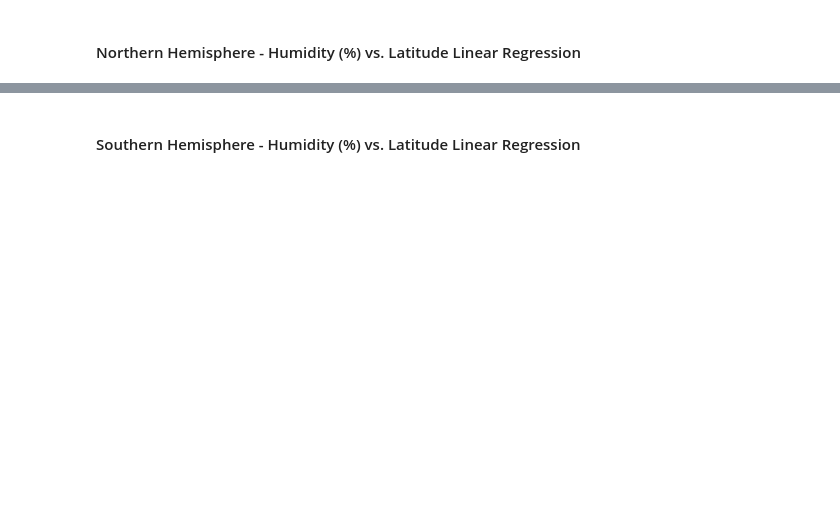
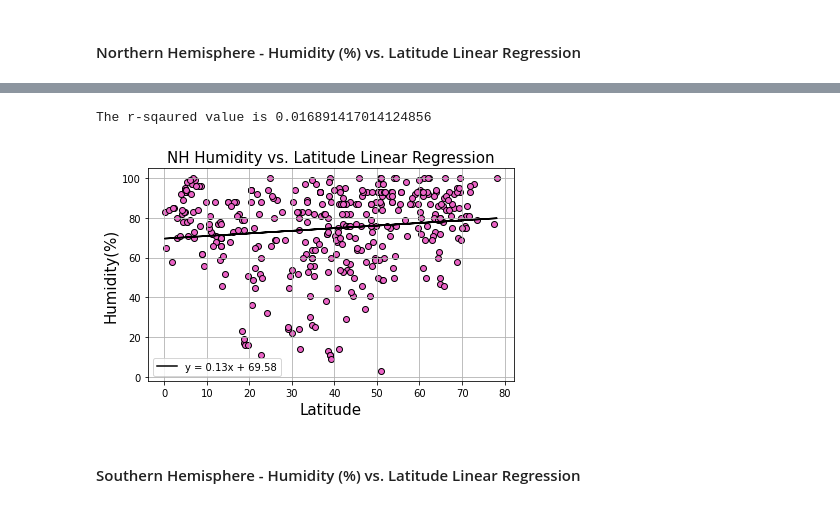
Before and after one commit to skumble27/python-api-challenge, a Jupyter notebook: WeatherPy/WeatherPy_Draft2.ipynb, the cells around one changed output, grey strips where cells are left out. Drawn from its saved outputs; the diff is of its cells as text; code cells hidden in the pictures; blank space fills up the shorter version.

```diff
--- a/WeatherPy/WeatherPy_Draft2.ipynb
+++ b/WeatherPy/WeatherPy_Draft2.ipynb
@@ -313,2 +334,31 @@ The r-value is: 0.000543987878808455
+# %%
+# Creating New y_axis data
+x_nh_latitude = northern_hemisphere_cities_df['Lattitude']
+y_nh_humidity = northern_hemisphere_cities_df['Humidity']
+
+# Setting the Linear Regression Equation
+latnh_slope, latnh_int, latnh_r,latnh_p,latnh_stderr = st.linregress(x_nh_latitude,y_nh_humidity)
+
+# Linear Regression Label
+line_eq = "y = " + str(round(latnh_slope,2)) + "x + " + str(round(latnh_int,2))
+
+line_of_best_fit = x_nh_latitude * latnh_slope + latnh_int
+
+# Plotting the scatter plots with the Linear Regression Equation
+fig2, ax2 = plt.subplots()
+ax2.set_title('NH Humidity vs. Latitude Linear Regression',fontsize=15)
+ax2.set_ylabel('Humidity(%)', fontsize=15)
+ax2.set_xlabel('Latitude',fontsize=15)
+ax2.plot(x_nh_latitude,line_of_best_fit,'black')
+ax2.scatter(x_nh_latitude,y_nh_humidity, edgecolors='black',c='#eb63c6')
+ax2.grid(True)
+ax2.legend([line_eq])
+fig2.tight_layout()
+plt.savefig('../Images/NH_Latitude_vs_Humidity.png')
+print(f'The r-sqaured value is {latnh_r**2}')
+plt.show()
+# %% [output]
+The r-sqaured value is 0.016891417014124856
+[figure, added]
 # %% [markdown]
 ####  Southern Hemisphere - Humidity (%) vs. Latitude Linear Regression
```
Also changed, not shown: parts of 16 cells of this notebook, 7 other files.
